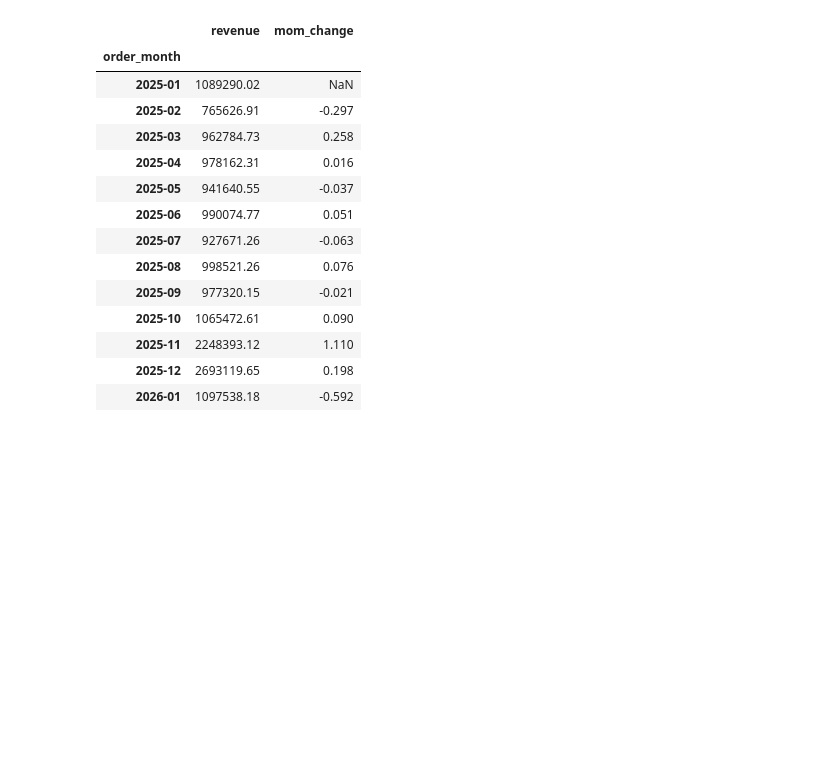
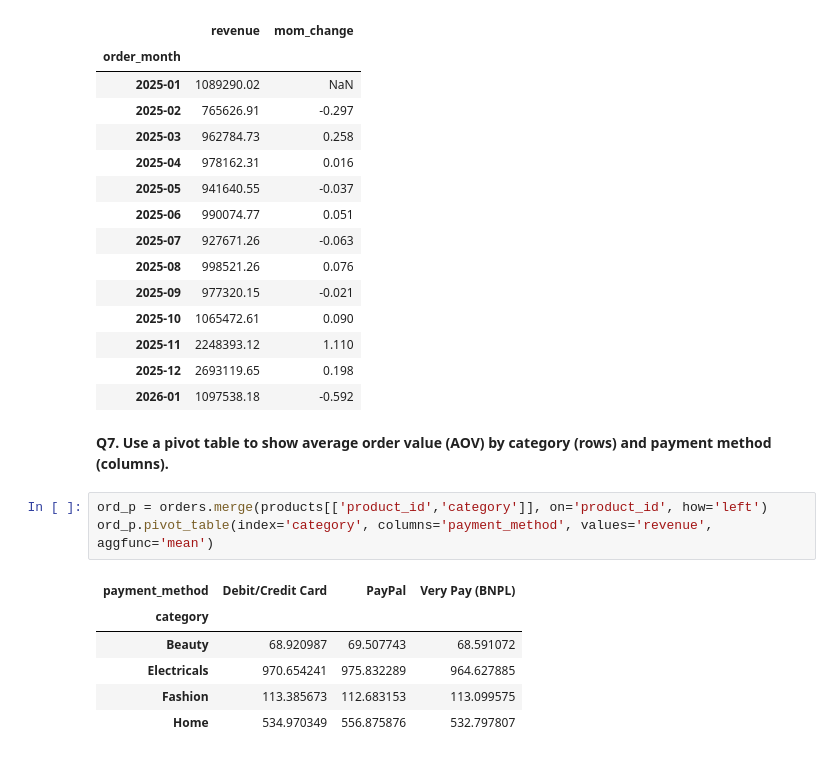
Before and after one commit to AjwarCk/py_ecommerce_eda, a Jupyter notebook: py_eda_campaign_analysis.ipynb, the cells around one changed output. Drawn from its saved outputs; the diff is of its cells as text; blank space fills up the shorter version.

Commit message:
add: pandas Q7-pivot_table for category, payment method wise aov

```diff
--- a/py_eda_campaign_analysis.ipynb
+++ b/py_eda_campaign_analysis.ipynb
@@ -510,3 +510,15 @@ pd.DataFrame({'revenue':monthly_rev, 'mom_change':mom_change})
 | 2025-11 | 2248393.12 | 1.110 |
 | 2025-12 | 2693119.65 | 0.198 |
 | 2026-01 | 1097538.18 | -0.592 |
+# %% [markdown]
+**Q7. Use a pivot table to show average order value (AOV) by category (rows) and payment method (columns).**
+# %%
+ord_p = orders.merge(products[['product_id','category']], on='product_id', how='left')
+ord_p.pivot_table(index='category', columns='payment_method', values='revenue', aggfunc='mean')
+# %% [output]
+| payment_method | Debit/Credit Card | PayPal | Very Pay (BNPL) |
+| category |  |  |  |
+| Beauty | 68.920987 | 69.507743 | 68.591072 |
+| Electricals | 970.654241 | 975.832289 | 964.627885 |
+| Fashion | 113.385673 | 112.683153 | 113.099575 |
+| Home | 534.970349 | 556.875876 | 532.797807 |
```
